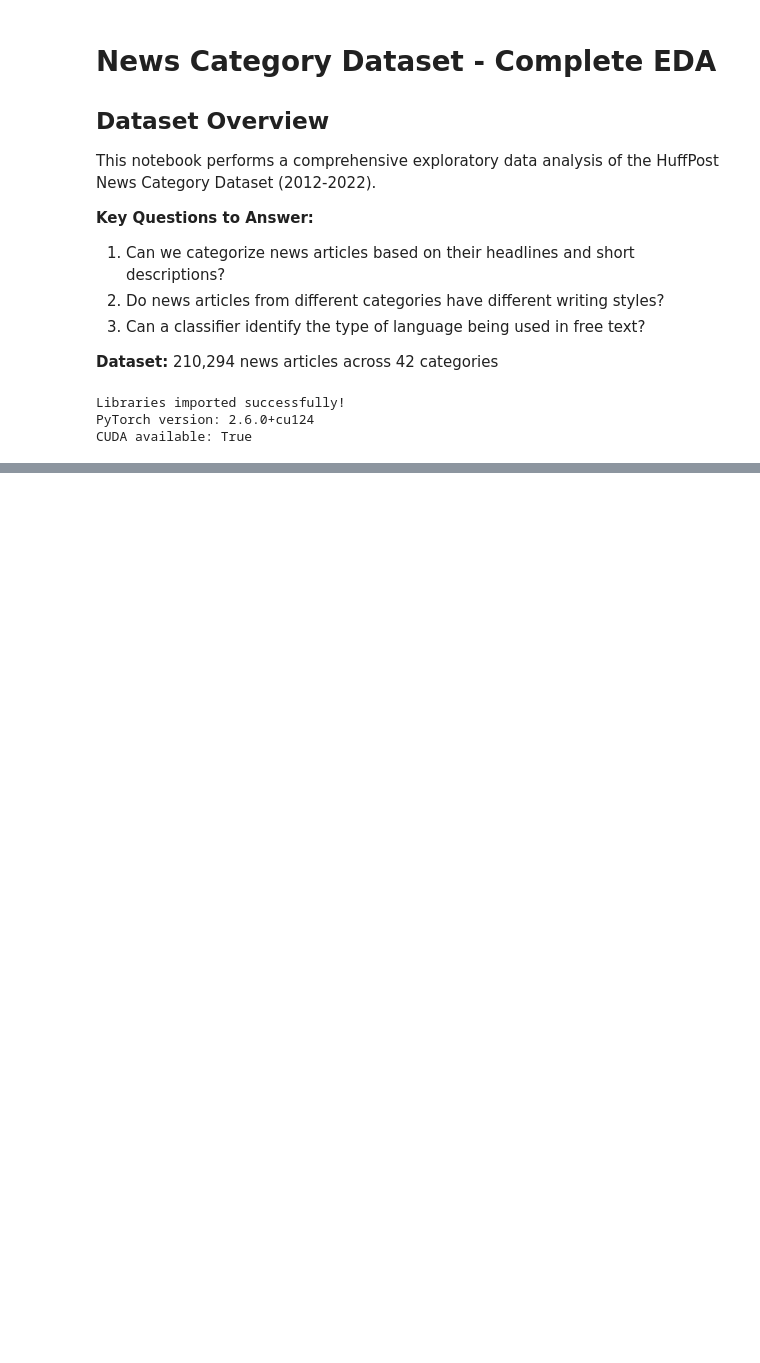
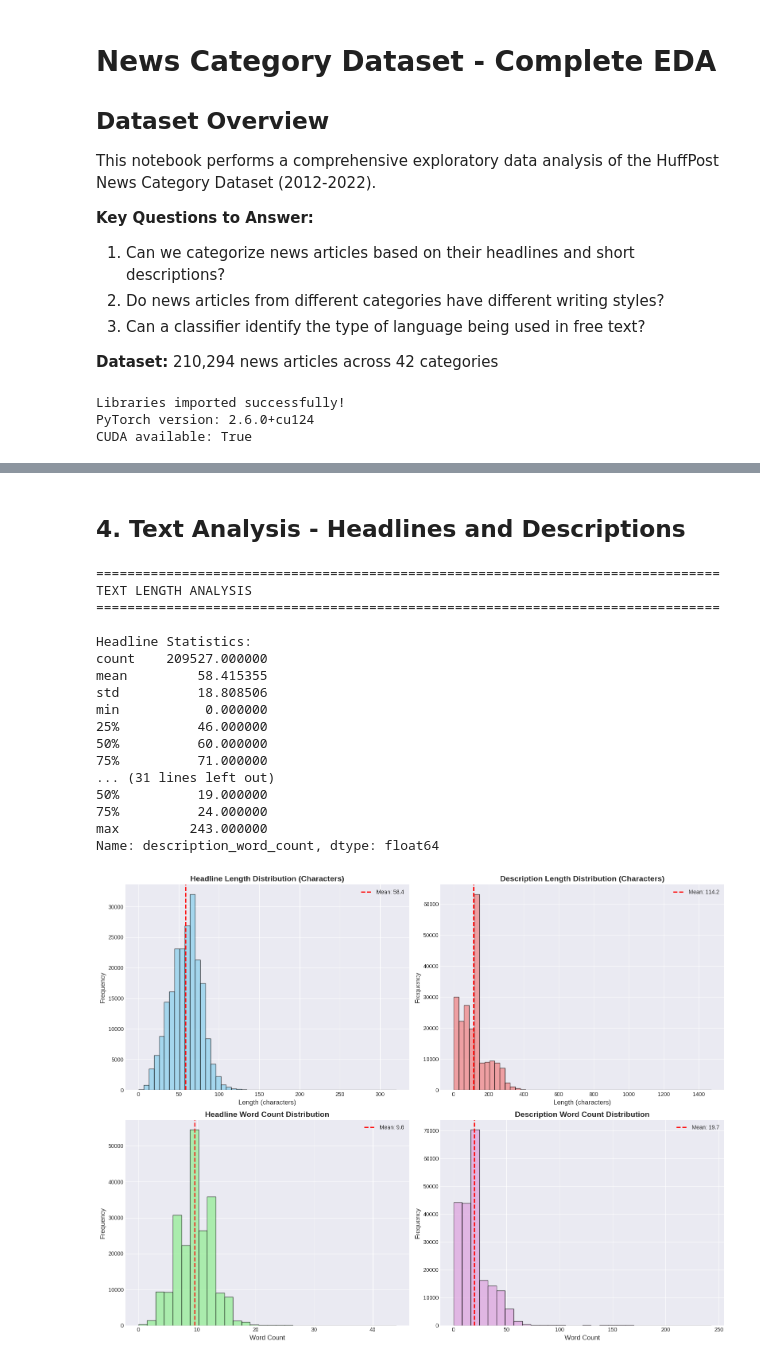
Before and after one commit to dustinober1/Kaggle-Notebooks, a Jupyter notebook: Notebooks/News Category Dataset.ipynb, the cells around one changed output, grey strips where cells are left out. Cells and saved outputs as stored; diff of their text form; code cells hidden in the pictures; blank space fills up the shorter version.

```diff
--- a/Notebooks/News Category Dataset.ipynb
+++ b/Notebooks/News Category Dataset.ipynb
@@ -1583,0 +357,77 @@ Sample Record:
+# %% [markdown]
+## 4. Text Analysis - Headlines and Descriptions
+# %%
+# Text length analysis
+df['headline_length'] = df['headline'].str.len()
+df['description_length'] = df['short_description'].str.len()
+df['headline_word_count'] = df['headline'].str.split().str.len()
+df['description_word_count'] = df['short_description'].str.split().str.len()
+
+print("="*80)
+print("TEXT LENGTH ANALYSIS")
+print("="*80)
+print("\nHeadline Statistics:")
+print(df['headline_length'].describe())
+print("\nDescription Statistics:")
+print(df['description_length'].describe())
+print("\nHeadline Word Count Statistics:")
+print(df['headline_word_count'].describe())
+print("\nDescription Word Count Statistics:")
+print(df['description_word_count'].describe())
+
+# Visualize text lengths
+fig, axes = plt.subplots(2, 2, figsize=(16, 12))
+
+# Headline length distribution
+axes[0, 0].hist(df['headline_length'], bins=50, color='skyblue', edgecolor='black', alpha=0.7)
+axes[0, 0].set_title('Headline Length Distribution (Characters)', fontsize=14, fontweight='bold')
+axes[0, 0].set_xlabel('Length (characters)', fontsize=12)
+axes[0, 0].set_ylabel('Frequency', fontsize=12)
+axes[0, 0].axvline(df['headline_length'].mean(), color='red', linestyle='--', linewidth=2, label=f'Mean: {df["headline_length"].mean():.1f}')
+axes[0, 0].legend()
+
+# Description length distribution
+axes[0, 1].hist(df['description_length'], bins=50, color='lightcoral', edgecolor='black', alpha=0.7)
+axes[0, 1].set_title('Description Length Distribution (Characters)', fontsize=14, fontweight='bold')
+axes[0, 1].set_xlabel('Length (characters)', fontsize=12)
+axes[0, 1].set_ylabel('Frequency', fontsize=12)
+axes[0, 1].axvline(df['description_length'].mean(), color='red', linestyle='--', linewidth=2, label=f'Mean: {df["description_length"].mean():.1f}')
+axes[0, 1].legend()
+
+# Headline word count distribution
+axes[1, 0].hist(df['headline_word_count'], bins=30, color='lightgreen', edgecolor='black', alpha=0.7)
+axes[1, 0].set_title('Headline Word Count Distribution', fontsize=14, fontweight='bold')
+axes[1, 0].set_xlabel('Word Count', fontsize=12)
+axes[1, 0].set_ylabel('Frequency', fontsize=12)
+axes[1, 0].axvline(df['headline_word_count'].mean(), color='red', linestyle='--', linewidth=2, label=f'Mean: {df["headline_word_count"].mean():.1f}')
+axes[1, 0].legend()
+
+# Description word count distribution
+axes[1, 1].hist(df['description_word_count'], bins=30, color='plum', edgecolor='black', alpha=0.7)
+axes[1, 1].set_title('Description Word Count Distribution', fontsize=14, fontweight='bold')
+axes[1, 1].set_xlabel('Word Count', fontsize=12)
+axes[1, 1].set_ylabel('Frequency', fontsize=12)
+axes[1, 1].axvline(df['description_word_count'].mean(), color='red', linestyle='--', linewidth=2, label=f'Mean: {df["description_word_count"].mean():.1f}')
+axes[1, 1].legend()
+
+plt.tight_layout()
+plt.show()
+# %% [output]
+================================================================================
+TEXT LENGTH ANALYSIS
+================================================================================
+
+Headline Statistics:
+count    209527.000000
+mean         58.415355
+std          18.808506
+min           0.000000
+25%          46.000000
+50%          60.000000
+75%          71.000000
+... (31 lines left out)
+50%          19.000000
+75%          24.000000
+max         243.000000
+Name: description_word_count, dtype: float64
+[figure, added]
```
Also changed, not shown: parts of 78 cells of this notebook, 2 other files.
